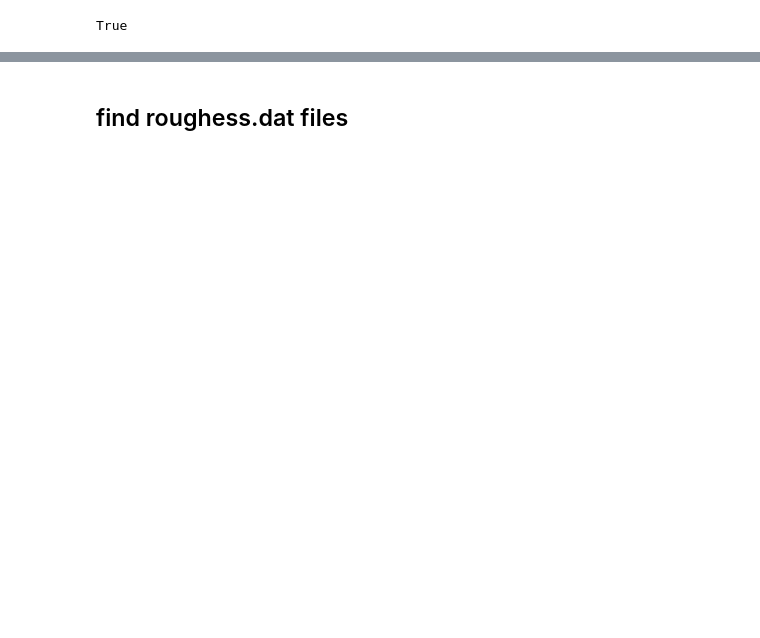
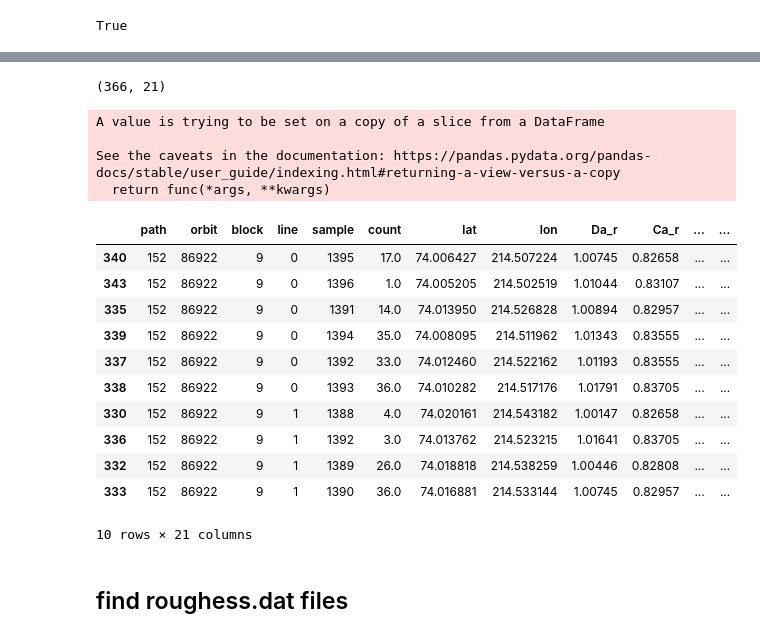
Before and after one commit to misrrepo/MISR-SeaIceRoughness, a Jupyter notebook: post_processing/3_transect_statistics.ipynb, the cells around one changed output, grey strips where cells are left out. Cells and saved outputs as stored; diff of their text form; code cells hidden in the pictures; blank space fills up the shorter version.

```diff
--- a/post_processing/3_transect_statistics.ipynb
+++ b/post_processing/3_transect_statistics.ipynb
@@ -33,0 +42,8 @@ atm_transect.shape
+# %%
+# remove zeros
+
+
+filter_zeros_cond = (atm_transect['path']==0) & (atm_transect['orbit']==0) & (atm_transect['block']==0)
+zero_index_list = atm_transect.index[filter_zeros_cond].tolist()
+atm_transect.drop(labels=zero_index_list, axis=0, inplace=True)
+atm_transect.head()
@@ -34,7 +58,9 @@ atm_transect.shape
 # %%
 # select a smaller subset of transect, like the first 1000 points (or 10)
 
-max_step = 100
+# max_step = 1119
+# max_step = 20462
+max_step = 1000
 
 atm_transect_small = atm_transect.iloc[0:max_step]
 # %%
@@ -59,0 +117,33 @@ memory usage: 18.1+ KB
+# %%
+# set filters to select a MISR block
+
+path_filter = (atm_transect_small['path']==152)
+orbit_filter = (atm_transect_small['orbit']==86922)
+block_filter = (atm_transect_small['block']==20)
+
+atm_transect_small_filtered = atm_transect_small.loc[path_filter & orbit_filter]
+atm_transect_small_filtered.shape
+# %% [output]
+(366, 21)
+# %%
+# sort by column ("line")
+
+atm_transect_small_filtered.sort_values(by='line', axis=0, inplace=True) # axis=0 == column names
+atm_transect_small_filtered.head(10)
+# %% [output]
+A value is trying to be set on a copy of a slice from a DataFrame
+
+See the caveats in the documentation: https://pandas.pydata.org/pandas-docs/stable/user_guide/indexing.html#returning-a-view-versus-a-copy
+  return func(*args, **kwargs)
+|  | path | orbit | block | line | sample | count | lat | lon | Da_r | Ca_r | ... | ... |
+| 340 | 152 | 86922 | 9 | 0 | 1395 | 17.0 | 74.006427 | 214.507224 | 1.00745 | 0.82658 | ... | ... |
+| 343 | 152 | 86922 | 9 | 0 | 1396 | 1.0 | 74.005205 | 214.502519 | 1.01044 | 0.83107 | ... | ... |
+| 335 | 152 | 86922 | 9 | 0 | 1391 | 14.0 | 74.013950 | 214.526828 | 1.00894 | 0.82957 | ... | ... |
+| 339 | 152 | 86922 | 9 | 0 | 1394 | 35.0 | 74.008095 | 214.511962 | 1.01343 | 0.83555 | ... | ... |
+| 337 | 152 | 86922 | 9 | 0 | 1392 | 33.0 | 74.012460 | 214.522162 | 1.01193 | 0.83555 | ... | ... |
+| 338 | 152 | 86922 | 9 | 0 | 1393 | 36.0 | 74.010282 | 214.517176 | 1.01791 | 0.83705 | ... | ... |
+| 330 | 152 | 86922 | 9 | 1 | 1388 | 4.0 | 74.020161 | 214.543182 | 1.00147 | 0.82658 | ... | ... |
+| 336 | 152 | 86922 | 9 | 1 | 1392 | 3.0 | 74.013762 | 214.523215 | 1.01641 | 0.83705 | ... | ... |
+| 332 | 152 | 86922 | 9 | 1 | 1389 | 26.0 | 74.018818 | 214.538259 | 1.00446 | 0.82808 | ... | ... |
+| 333 | 152 | 86922 | 9 | 1 | 1390 | 36.0 | 74.016881 | 214.533144 | 1.00745 | 0.82957 | ... | ... |
+10 rows × 21 columns
```
Also changed, not shown: parts of 13 cells of this notebook, 4 other files.
